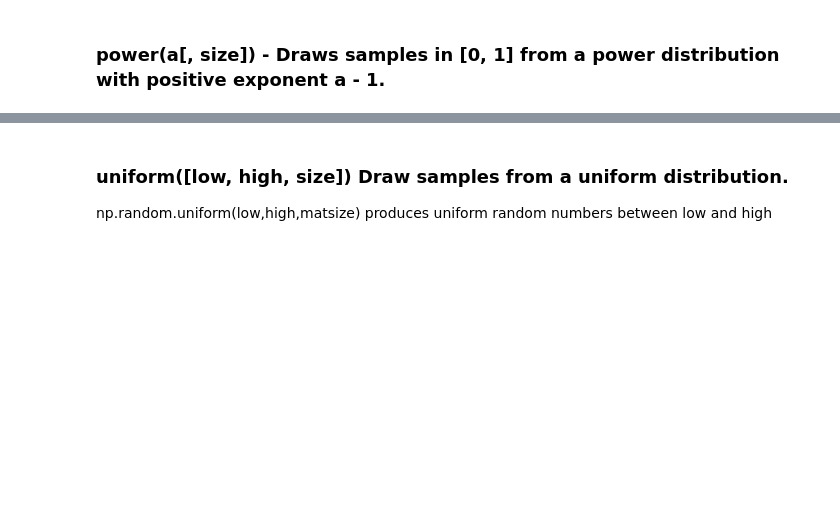
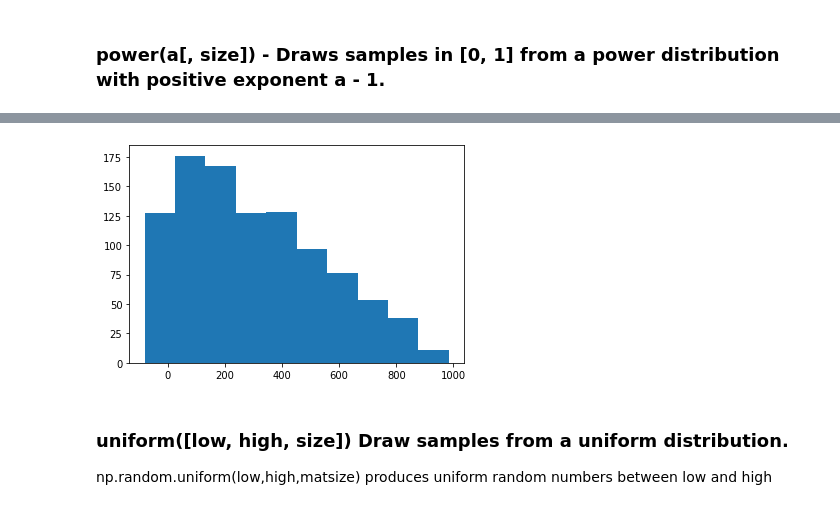
Before and after one commit to garycunningham89/progdataanalysis, a Jupyter notebook: Programming for Data Analysis Assignment.ipynb, the cells around one changed output, grey strips where cells are left out. Drawn from its saved outputs; the diff is of its cells as text; code cells hidden in the pictures; blank space fills up the shorter version.

```diff
--- a/Programming for Data Analysis Assignment.ipynb
+++ b/Programming for Data Analysis Assignment.ipynb
@@ -527,3 +548,9 @@ array([ 0.50073305, -0.13729688, -0.80595454, ..., -1.96664482,
+# %%
+left, mode, right = -100, 0, 1000
+triangexamp = plt.hist(np.random.triangular(left, mode, right, 1000))
+plt.show()
+# %% [output]
+[figure, added]
 # %% [markdown]
 ### uniform([low, high, size])	Draw samples from a uniform distribution.
 np.random.uniform(low,high,matsize) produces uniform random numbers between low
```
Also changed, not shown: parts of 5 cells of this notebook.
